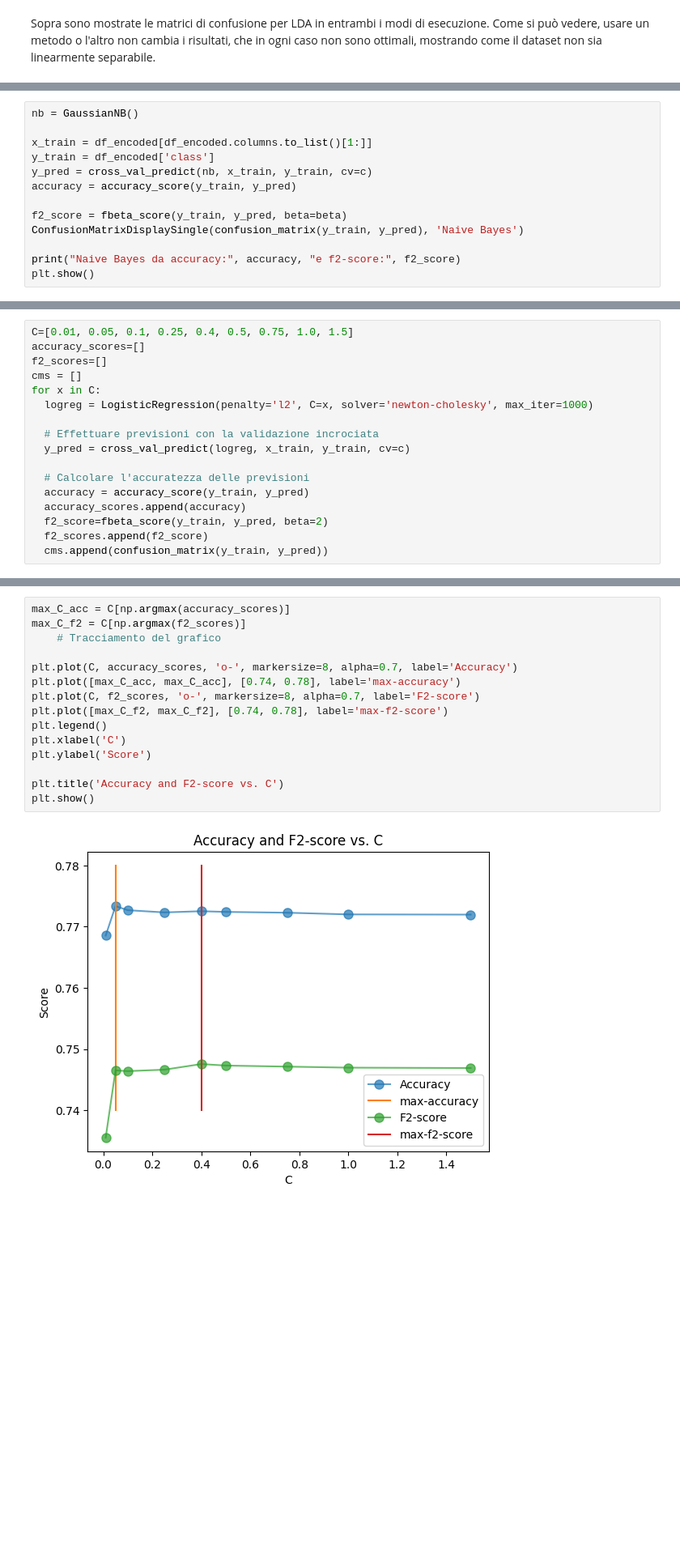
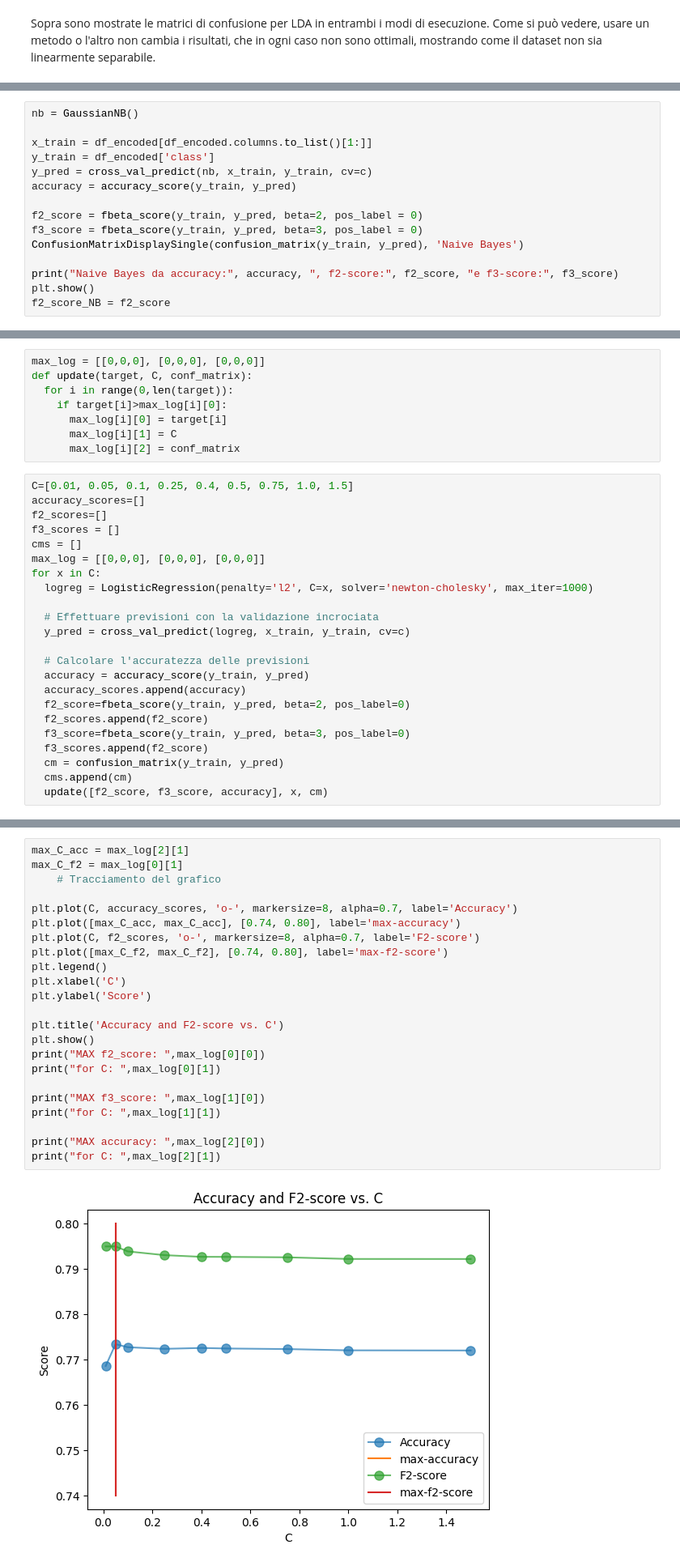
Before and after one commit to Sara-DaCanal/Progetto-ML, a Jupyter notebook: progetto.ipynb, the cells around one changed output, grey strips where cells are left out. Shown at 81% size. Saved outputs shown, nothing was run; the diff lists cells and outputs as text; blank space fills up the shorter version.

```diff
--- a/progetto.ipynb
+++ b/progetto.ipynb
@@ -452,9 +457,11 @@ y_train = df_encoded['class']
 y_pred = cross_val_predict(nb, x_train, y_train, cv=c)
 accuracy = accuracy_score(y_train, y_pred)
 
-f2_score = fbeta_score(y_train, y_pred, beta=beta)
+f2_score = fbeta_score(y_train, y_pred, beta=2, pos_label = 0)
+f3_score = fbeta_score(y_train, y_pred, beta=3, pos_label = 0)
 ConfusionMatrixDisplaySingle(confusion_matrix(y_train, y_pred), 'Naive Bayes')
 
-print("Naive Bayes da accuracy:", accuracy, "e f2-score:", f2_score)
+print("Naive Bayes da accuracy:", accuracy, ", f2-score:", f2_score, "e f3-score:", f3_score)
 plt.show()
+f2_score_NB = f2_score
 # %% [output]
@@ -469,10 +476,20 @@ $$ y(x)=\frac{1}{1+e^{-\theta (x)}} $$
 dove $ \theta (x) = w^T\bar x $.
 Questo modello può essere migliorato con una funzione di penalità per andare a limitare l'overfittig. Possiamo usare valori diversi per il parametro di regolarizzazione della penalità
+# %%
+max_log = [[0,0,0], [0,0,0], [0,0,0]]
+def update(target, C, conf_matrix):
+  for i in range(0,len(target)):
+    if target[i]>max_log[i][0]:
+      max_log[i][0] = target[i]
+      max_log[i][1] = C
+      max_log[i][2] = conf_matrix
 # %%
 C=[0.01, 0.05, 0.1, 0.25, 0.4, 0.5, 0.75, 1.0, 1.5]
 accuracy_scores=[]
 f2_scores=[]
+f3_scores = []
 cms = []
+max_log = [[0,0,0], [0,0,0], [0,0,0]]
 for x in C:
   logreg = LogisticRegression(penalty='l2', C=x, solver='newton-cholesky', max_iter=1000)
 
@@ -482,7 +499,11 @@ for x in C:
   # Calcolare l'accuratezza delle previsioni
   accuracy = accuracy_score(y_train, y_pred)
   accuracy_scores.append(accuracy)
-  f2_score=fbeta_score(y_train, y_pred, beta=2)
+  f2_score=fbeta_score(y_train, y_pred, beta=2, pos_label=0)
   f2_scores.append(f2_score)
-  cms.append(confusion_matrix(y_train, y_pred))
+  f3_score=fbeta_score(y_train, y_pred, beta=3, pos_label=0)
+  f3_scores.append(f2_score)
+  cm = confusion_matrix(y_train, y_pred)
+  cms.append(cm)
+  update([f2_score, f3_score, accuracy], x, cm)
 # %%
@@ -504,17 +525,25 @@ plt.show()
 # %%
-max_C_acc = C[np.argmax(accuracy_scores)]
-max_C_f2 = C[np.argmax(f2_scores)]
+max_C_acc = max_log[2][1]
+max_C_f2 = max_log[0][1]
     # Tracciamento del grafico
 
 plt.plot(C, accuracy_scores, 'o-', markersize=8, alpha=0.7, label='Accuracy')
-plt.plot([max_C_acc, max_C_acc], [0.74, 0.78], label='max-accuracy')
+plt.plot([max_C_acc, max_C_acc], [0.74, 0.80], label='max-accuracy')
 plt.plot(C, f2_scores, 'o-', markersize=8, alpha=0.7, label='F2-score')
-plt.plot([max_C_f2, max_C_f2], [0.74, 0.78], label='max-f2-score')
+plt.plot([max_C_f2, max_C_f2], [0.74, 0.80], label='max-f2-score')
 plt.legend()
 plt.xlabel('C')
 plt.ylabel('Score')
 
 plt.title('Accuracy and F2-score vs. C')
 plt.show()
+print("MAX f2_score: ",max_log[0][0])
+print("for C: ",max_log[0][1])
+
+print("MAX f3_score: ",max_log[1][0])
+print("for C: ",max_log[1][1])
+
+print("MAX accuracy: ",max_log[2][0])
+print("for C: ",max_log[2][1])
 # %% [output]
-[figure, old version]
+[figure, new version]
```
Also changed, not shown: parts of 75 cells of this notebook.
